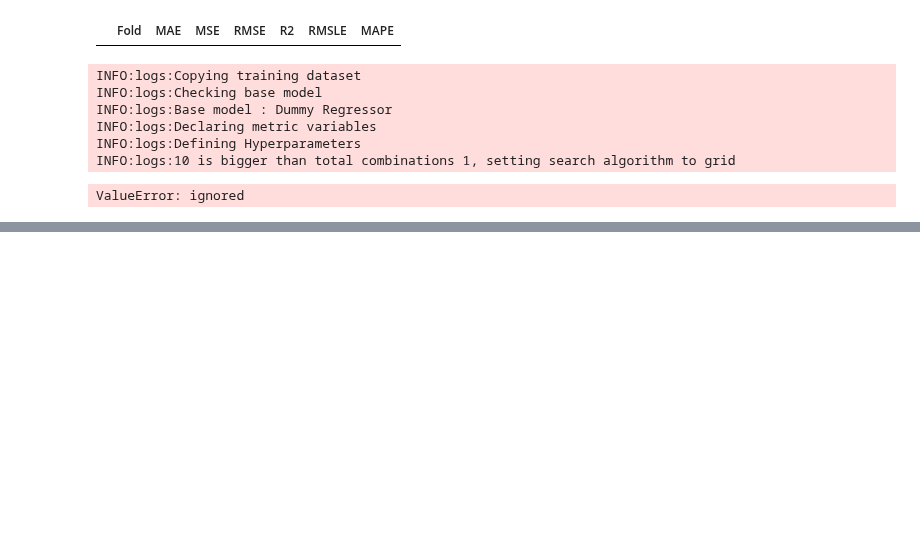
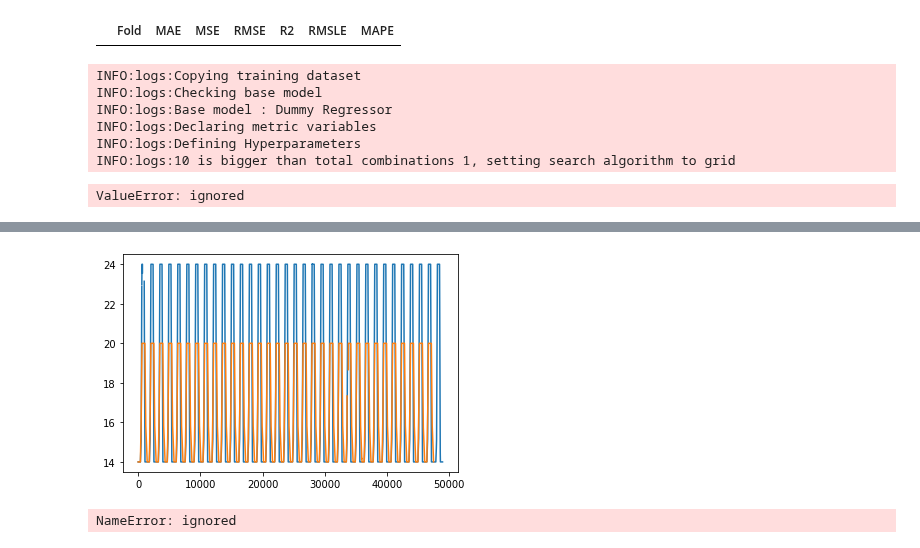
Before and after one commit to chi-hun/dacon, a Jupyter notebook: 청경채_성장_예측_AI_경진대회.ipynb, the cells around one changed output, grey strips where cells are left out. Drawn from its saved outputs; the diff is of its cells as text; code cells hidden in the pictures; blank space fills up the shorter version.

```diff
--- a/청경채_성장_예측_AI_경진대회.ipynb
+++ b/청경채_성장_예측_AI_경진대회.ipynb
@@ -612,0 +785,3 @@ ValueError: ignored
+# %%
+df2 = pd.read_csv('/content/train_input/CASE_49.csv')
+df2.columns
@@ -612,0 +797,3 @@ ValueError: ignored
+# %%
+df = pd.read_csv('/content/train_input/CASE_30.csv')
+df.columns
@@ -612,0 +809,6 @@ ValueError: ignored
+# %%
+plt.plot(df2.iloc[:,30])
+plt.plot(df.iloc[:,30])
+plt.show()
+# %% [output]
+[figure, added]
@@ -612,0 +823,4 @@ ValueError: ignored
+# %%
+aa = model.predict(np.array(x_train_data[:10]))
+# %% [output]
+NameError: ignored
```
Also changed, not shown: parts of 28 cells of this notebook.
